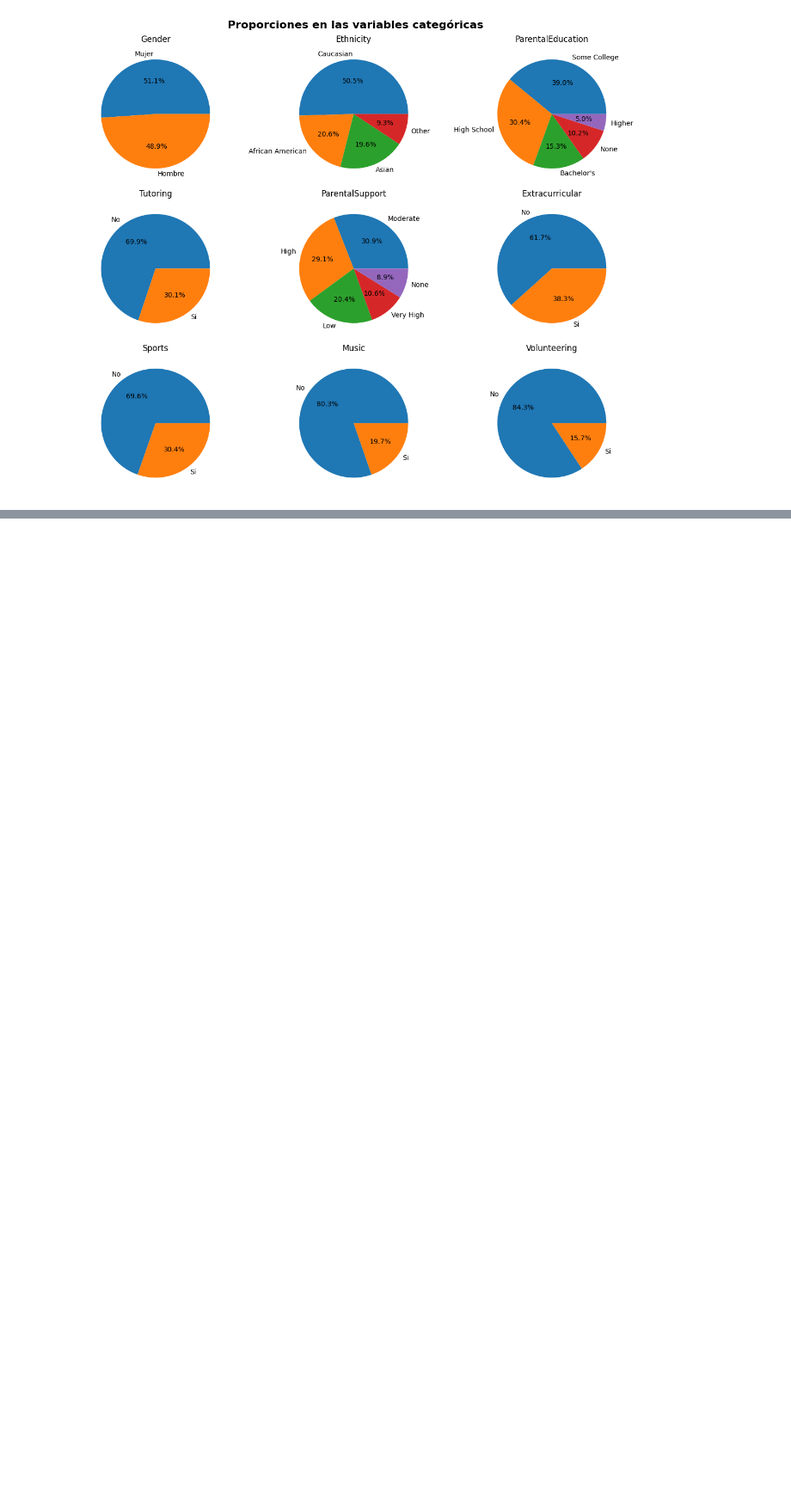
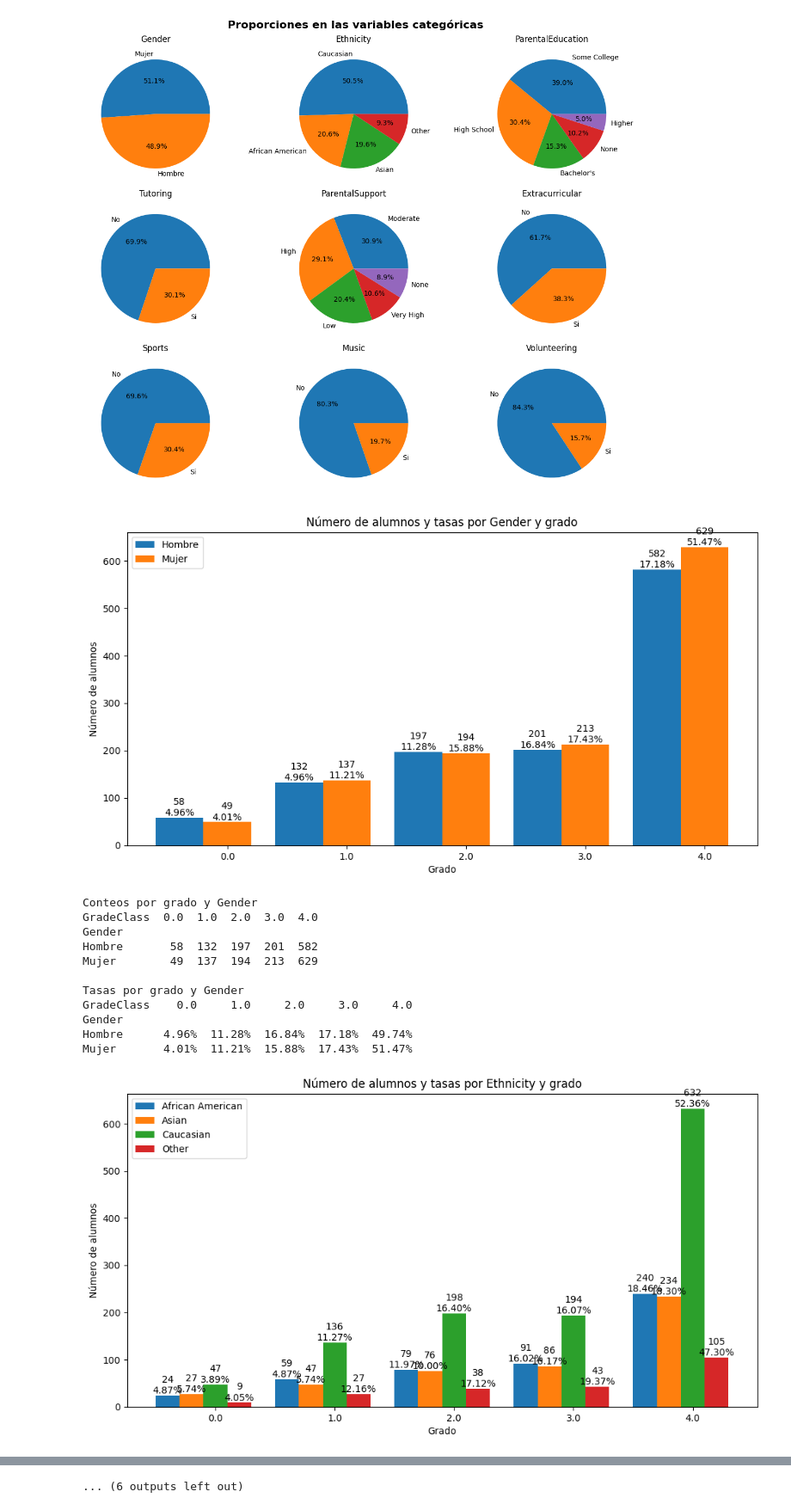
Before and after one commit to MoltenDevLabs/project-4-data-analysis-end-to-end-es, a Jupyter notebook: exploracion_inicial.ipynb, the cells around one changed output, grey strips where cells are left out. Shown at 86% size. Cells and saved outputs as stored; diff of their text form; code cells hidden in the pictures; blank space fills up the shorter version.

```diff
--- a/exploracion_inicial.ipynb
+++ b/exploracion_inicial.ipynb
@@ -661,3 +317,68 @@ plt.tight_layout()
 plt.show()
 # %% [output]
 [figure]
+# %%
+def generar_graficos(df, categoria):
+  total_por_categoria = df.groupby(categoria).size() # Calcular total por categoria
+
+  total_categoria_por_grado = df.groupby([categoria, 'GradeClass']).size().unstack() # Conteo de cada categoria por grado
+
+  df_conteo = total_categoria_por_grado.copy() # df para almacenar coneto
+  df_tasa = pd.DataFrame(index=total_categoria_por_grado.index, columns=total_categoria_por_grado.columns) # df para almacenar tasa
+
+  # Llenar df con conteos y tasas
+  for grado in total_categoria_por_grado.columns:
+    for cat in total_categoria_por_grado.index:
+      conteo = total_categoria_por_grado.loc[cat, grado]
+      total = total_por_categoria[cat]
+      tasa = (conteo / total) * 100
+      df_tasa.loc[cat, grado] = f'{tasa:.2f}%'
+
+  fig, ax = plt.subplots(figsize=(12,6))
+
+  # Posición y ancho de las barras
+  num_categorias = len(df_conteo.index)
+  bar_width = 0.8 / num_categorias  # Ajuste dinámico del ancho de las barras según el número de categorias
+  index = np.arange(len(df_conteo.columns))
+
+  for i, cat in enumerate(df_conteo.index):
+    bars = ax.bar(index + (i - num_categorias / 2) * bar_width, df_conteo.loc[cat], bar_width, label=cat)
+
+    # Añadir etiquetas encima de las barras
+    for bar in bars:
+      height = bar.get_height()
+      grado = int(bar.get_x() + bar.get_width() / 2 - index[0])
+      tasa = df_tasa.loc[cat, df_conteo.columns[grado]]
+      ax.text(bar.get_x() + bar.get_width() / 2., height, f'{int(height)}\n{tasa}', ha='center', va='bottom')
+
+  ax.set_xlabel('Grado')
+  ax.set_ylabel('Número de alumnos')
+  ax.set_title(f'Número de alumnos y tasas por {categoria} y grado')
+  ax.set_xticks(index)
+  ax.set_xticklabels(df_conteo.columns)
+  ax.legend()
+
+  plt.show()
+
+  print(f"Conteos por grado y {categoria}")
+  print(df_conteo)
+  print(f"\nTasas por grado y {categoria}")
+  print(df_tasa)
+
+  # Iterar sobre cada variable categórica y generar gráficos
+for categoria in labels_categoricas:
+  generar_graficos(df_graficos, categoria)
+# %% [output]
+[figure, added]
+Conteos por grado y Gender
+GradeClass  0.0  1.0  2.0  3.0  4.0
+Gender
+Hombre       58  132  197  201  582
+Mujer        49  137  194  213  629
+
+Tasas por grado y Gender
+GradeClass    0.0     1.0     2.0     3.0     4.0
+Gender
+Hombre      4.96%  11.28%  16.84%  17.18%  49.74%
+Mujer       4.01%  11.21%  15.88%  17.43%  51.47%
+[figure, added]
@@ -664,3 +460,4 @@ plt.show()
+... (6 outputs left out)
 # %%
 # Crear gráficos de barras para ver las proporciones de cada grado de las variables categóricas
 fig, ax = plt.subplots(3,3, figsize=(18,14))
```
Also changed, not shown: parts of 13 cells of this notebook, 1 other file.
